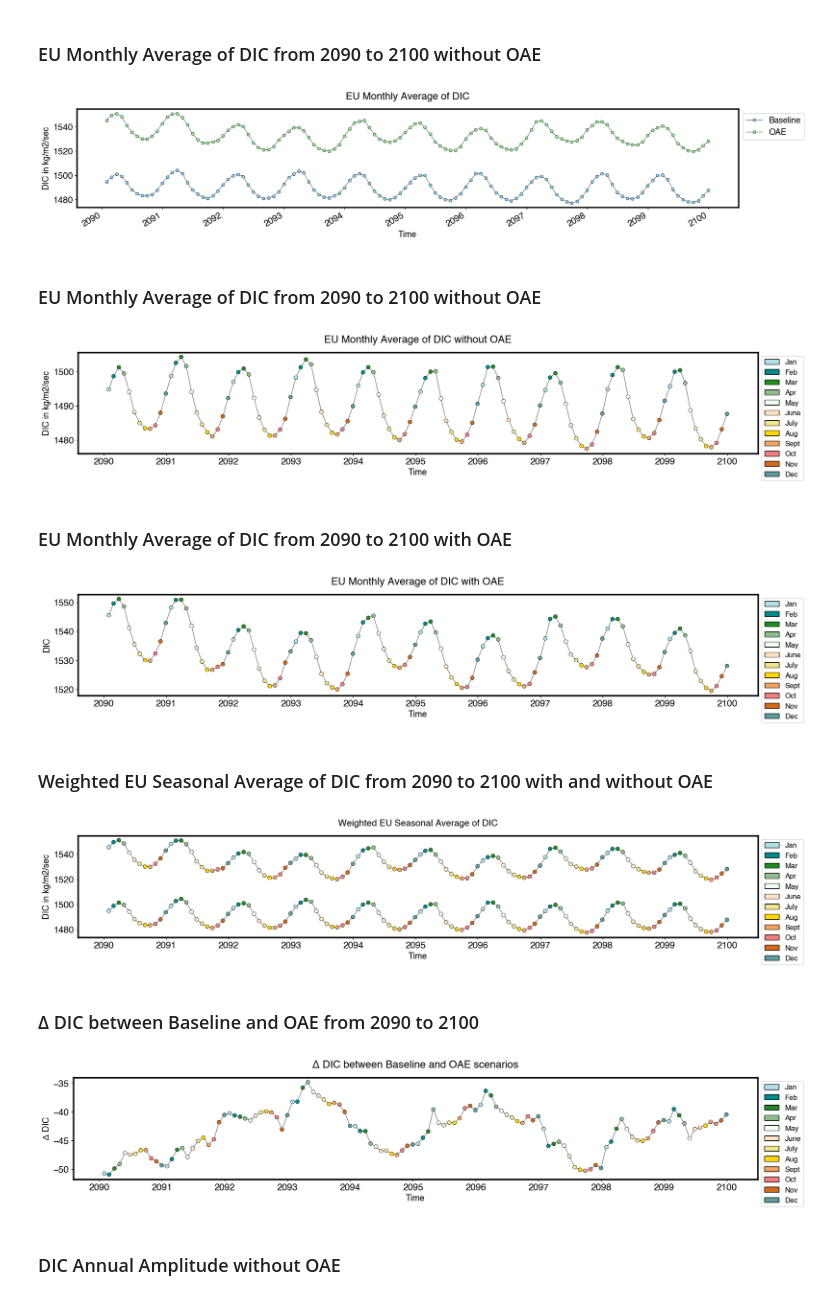
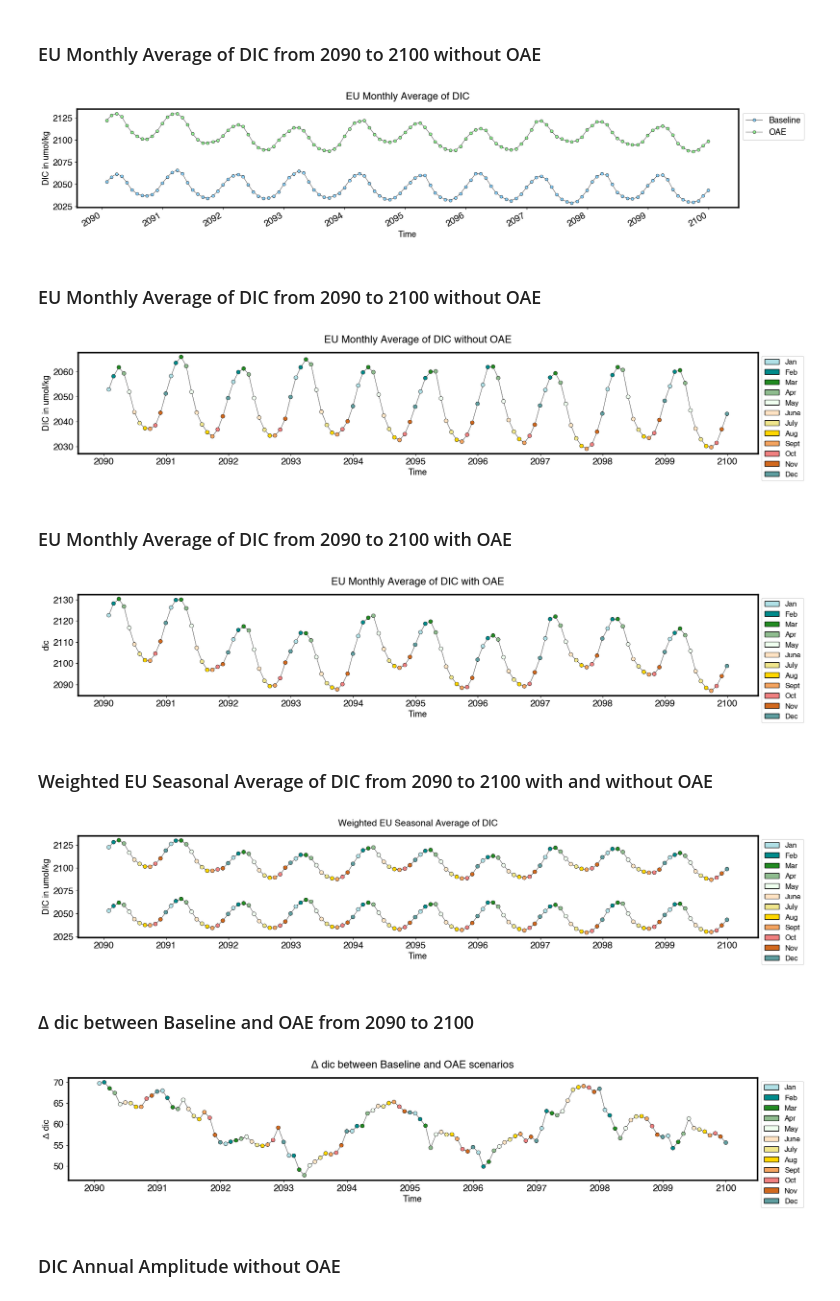
Before and after one commit to chiaraciscato/MScThesis, a Jupyter notebook: DIC/croppedDIC_Comparison.ipynb, the cells around one changed output. Drawn from its saved outputs; the diff is of its cells as text; code cells hidden in the pictures.

```diff
--- a/DIC/croppedDIC_Comparison.ipynb
+++ b/DIC/croppedDIC_Comparison.ipynb
@@ -468,13 +469,13 @@ DIC_monthly_mean_oae = DIC_month_mean_all_years_oae.groupby('time_counter').mean
 # %%
 f, ax = plt.subplots(figsize=(20, 3))
 
-DIC_monthly_mean_baseline.plot(marker="o", markersize=5, markeredgewidth=0.5,
+dic_monthly_mean_baseline.plot(marker="o", markersize=5, markeredgewidth=0.5,
                         color="black", linewidth=0.5,
                         markerfacecolor="lightskyblue",
                         markeredgecolor="black",
                         label = 'Baseline')
 
-DIC_monthly_mean_oae.plot(marker="o", markersize=5, markeredgewidth=0.5,
+dic_monthly_mean_oae.plot(marker="o", markersize=5, markeredgewidth=0.5,
                         color="black", linewidth=0.5,
                         markerfacecolor="lightgreen",
                         markeredgecolor="black",
@@ -486,7 +487,7 @@ plt.ylabel("DIC in umol/kg", fontsize=14)
 plt.legend(bbox_to_anchor=(1, 1), loc='upper left', fontsize=14)
 plt.show()
 # %% [output]
-[figure, old version]
+[figure, new version]
 # %% [markdown]
 ### EU Monthly Average of DIC from 2090 to 2100 without OAE
 # %%
@@ -517,8 +518,8 @@ colors = dict(zip(DIC_baseline_monthly.Month.unique(), ['powderblue', 'darkcyan'
                                                         'sandybrown', 'lightcoral', 'chocolate', 'cadetblue']))
 # %%
 fig, ax = plt.subplots(figsize=(20, 3))
-ax.plot_date(DIC_baseline_monthly.index, DIC_baseline_monthly.DIC, '-', color="black", linewidth=0.5, zorder=1)
-ax.scatter(DIC_baseline_monthly.index, DIC_baseline_monthly.DIC, color=DIC_baseline_monthly.Month.map(lambda x: colors[x]), edgecolors='black',  linewidth=0.5, s=40)
+ax.plot_date(dic_baseline_monthly.index, dic_baseline_monthly.dic, '-', color="black", linewidth=0.5, zorder=1)
+ax.scatter(dic_baseline_monthly.index, dic_baseline_monthly.dic, color=dic_baseline_monthly.Month.map(lambda x: colors[x]), edgecolors='black',  linewidth=0.5, s=40)
 legend = [mpatches.Patch(facecolor = value, edgecolor = "black", label = key, alpha = 1) for key, value in colors.items()]
 ax.legend(handles = legend, bbox_to_anchor=(1, 1), loc='upper left', fontsize=12)
 ax.set_xlabel('Time', fontsize=14)
@@ -527,7 +528,7 @@ ax.set_title("EU Monthly Average of DIC without OAE", fontname="Helvetica", font
 
 pass
 # %% [output]
-[figure, old version]
+[figure, new version]
 # %% [markdown]
 ### EU Monthly Average of DIC from 2090 to 2100 with OAE
 # %%
@@ -558,31 +559,31 @@ colors = dict(zip(DIC_oae_monthly.Month.unique(), ['powderblue', 'darkcyan', 'fo
                                                         'sandybrown', 'lightcoral', 'chocolate', 'cadetblue']))
 # %%
 fig, ax = plt.subplots(figsize=(20, 3))
-ax.plot_date(DIC_oae_monthly.index, DIC_oae_monthly.DIC, '-', color="black", linewidth=0.5, zorder=1)
-ax.scatter(DIC_oae_monthly.index, DIC_oae_monthly.DIC, color=DIC_oae_monthly.Month.map(lambda x: colors[x]), edgecolors='black',  linewidth=0.5, s=40)
+ax.plot_date(dic_oae_monthly.index, dic_oae_monthly.dic, '-', color="black", linewidth=0.5, zorder=1)
+ax.scatter(dic_oae_monthly.index, dic_oae_monthly.dic, color=dic_oae_monthly.Month.map(lambda x: colors[x]), edgecolors='black',  linewidth=0.5, s=40)
 legend = [mpatches.Patch(facecolor = value, edgecolor = "black", label = key, alpha = 1) for key, value in colors.items()]
 ax.legend(handles = legend, bbox_to_anchor=(1, 1), loc='upper left', fontsize=12)
 ax.set_xlabel('Time', fontsize=14)
-ax.set_ylabel('DIC', fontsize=14)
+ax.set_ylabel('dic', fontsize=14)
 ax.set_title("EU Monthly Average of DIC with OAE", fontname="Helvetica", fontsize=17, y=1.06)
 
 pass
 # %% [output]
-[figure, old version]
+[figure, new version]
 # %% [markdown]
 ### Weighted EU Seasonal Average of DIC from 2090 to 2100 with and without OAE
 # %%
-colors = dict(zip(DIC_baseline_monthly.Month.unique(), ['powderblue', 'darkcyan', 'forestgreen', 'darkseagreen',
+colors = dict(zip(dic_baseline_monthly.Month.unique(), ['powderblue', 'darkcyan', 'forestgreen', 'darkseagreen',
                                                         'honeydew', 'bisque', 'khaki', 'gold',
                                                         'sandybrown', 'lightcoral', 'chocolate', 'cadetblue']))
 
 fig, ax = plt.subplots(figsize=(20, 3))
 
-ax.plot_date(DIC_baseline_monthly.index, DIC_baseline_monthly.DIC, '-', color="black", linewidth=0.5, zorder=1)
-ax.scatter(DIC_baseline_monthly.index, DIC_baseline_monthly.DIC, color=DIC_baseline_monthly.Month.map(lambda x: colors[x]), marker='o', edgecolors='black', linewidth=0.5, s=40)
+ax.plot_date(dic_baseline_monthly.index, dic_baseline_monthly.dic, '-', color="black", linewidth=0.5, zorder=1)
+ax.scatter(dic_baseline_monthly.index, dic_baseline_monthly.dic, color=dic_baseline_monthly.Month.map(lambda x: colors[x]), marker='o', edgecolors='black', linewidth=0.5, s=40)
 
-ax.plot_date(DIC_oae_monthly.index, DIC_oae_monthly.DIC, '-', color="black", linewidth=0.5, zorder=1)
-ax.scatter(DIC_oae_monthly.index, DIC_oae_monthly.DIC, color=DIC_oae_monthly.Month.map(lambda x: colors[x]), marker='o', edgecolors='black', linewidth=0.5, s=40)
+ax.plot_date(dic_oae_monthly.index, dic_oae_monthly.dic, '-', color="black", linewidth=0.5, zorder=1)
+ax.scatter(dic_oae_monthly.index, dic_oae_monthly.dic, color=dic_oae_monthly.Month.map(lambda x: colors[x]), marker='o', edgecolors='black', linewidth=0.5, s=40)
 
 legend = [mpatches.Patch(facecolor = value, edgecolor = "black", label = key, alpha = 1) for key, value in colors.items()]
 ax.legend(handles = legend, bbox_to_anchor=(1, 1), loc='best', fontsize=12)
@@ -592,7 +593,7 @@ ax.set_title("Weighted EU Seasonal Average of DIC", fontsize=15, y=1.06)
 
 pass
 # %% [output]
-[figure, old version]
+[figure, new version]
 # %% [markdown]
-### Δ DIC between Baseline and OAE from 2090 to 2100
+### Δ dic between Baseline and OAE from 2090 to 2100
 # %%
@@ -600,44 +601,44 @@ delta_DIC = DIC_baseline_monthly.DIC - DIC_oae_monthly.DIC
 # %%
-delta_DIC = delta_DIC.to_xarray()
+delta_dic = delta_dic.to_xarray()
 # %%
-delta_DIC = delta_DIC.to_dataframe('DIC')
-delta_DIC['Month'] = pd.DatetimeIndex(delta_DIC.index).month
+delta_dic = delta_dic.to_dataframe('dic')
+delta_dic['Month'] = pd.DatetimeIndex(delta_dic.index).month
 # %%
 conditions = [
-    (delta_DIC['Month'] == 1),
-    (delta_DIC['Month'] == 2),
-    (delta_DIC['Month'] == 3),
-    (delta_DIC['Month'] == 4),
-    (delta_DIC['Month'] == 5),
-    (delta_DIC['Month'] == 6),
-    (delta_DIC['Month'] == 7),
-    (delta_DIC['Month'] == 8),
-    (delta_DIC['Month'] == 9),
-    (delta_DIC['Month'] == 10),
-    (delta_DIC['Month'] == 11),
-    (delta_DIC['Month'] == 12)
+    (delta_dic['Month'] == 1),
+    (delta_dic['Month'] == 2),
+    (delta_dic['Month'] == 3),
+    (delta_dic['Month'] == 4),
+    (delta_dic['Month'] == 5),
+    (delta_dic['Month'] == 6),
+    (delta_dic['Month'] == 7),
+    (delta_dic['Month'] == 8),
+    (delta_dic['Month'] == 9),
+    (delta_dic['Month'] == 10),
+    (delta_dic['Month'] == 11),
+    (delta_dic['Month'] == 12)
 ]
 
 values = ['Jan', 'Feb', 'Mar', 'Apr', 'May', 'June', 'July', 'Aug', 'Sept', 'Oct', 'Nov', 'Dec']
 
-delta_DIC['Month'] = np.select(conditions, values)
+delta_dic['Month'] = np.select(conditions, values)
 # %%
-colors = dict(zip(delta_DIC.Month.unique(), ['powderblue', 'darkcyan', 'forestgreen', 'darkseagreen',
+colors = dict(zip(delta_dic.Month.unique(), ['powderblue', 'darkcyan', 'forestgreen', 'darkseagreen',
                                                         'honeydew', 'bisque', 'khaki', 'gold',
                                                         'sandybrown', 'lightcoral', 'chocolate', 'cadetblue']))
 # %%
 fig, ax = plt.subplots(figsize=(20, 3))
-ax.plot_date(delta_DIC.index, delta_DIC.DIC, '-', color="black", linewidth=0.5, zorder=1)
-ax.scatter(delta_DIC.index, delta_DIC.DIC, color=delta_DIC.Month.map(lambda x: colors[x]), edgecolors='black',  linewidth=0.5, s=40)
+ax.plot_date(delta_dic.index, delta_dic.dic, '-', color="black", linewidth=0.5, zorder=1)
+ax.scatter(delta_dic.index, delta_dic.dic, color=delta_dic.Month.map(lambda x: colors[x]), edgecolors='black',  linewidth=0.5, s=40)
 legend = [mpatches.Patch(facecolor = value, edgecolor = "black", label = key, alpha = 1) for key, value in colors.items()]
 ax.legend(handles = legend, bbox_to_anchor=(1, 1), loc='upper left', fontsize=12)
 ax.set_xlabel('Time', fontsize=14)
-ax.set_ylabel('Δ DIC', fontsize=14)
-ax.set_title("Δ DIC between Baseline and OAE scenarios", fontname="Helvetica", fontsize=17, y=1.06)
+ax.set_ylabel('Δ dic', fontsize=14)
+ax.set_title("Δ dic between Baseline and OAE scenarios", fontname="Helvetica", fontsize=17, y=1.06)
 
 pass
 # %% [output]
-[figure, old version]
+[figure, new version]
 # %% [markdown]
 ### DIC Annual Amplitude without OAE
 # %%
```
Also changed, not shown: parts of 58 cells of this notebook, 19 other files.
